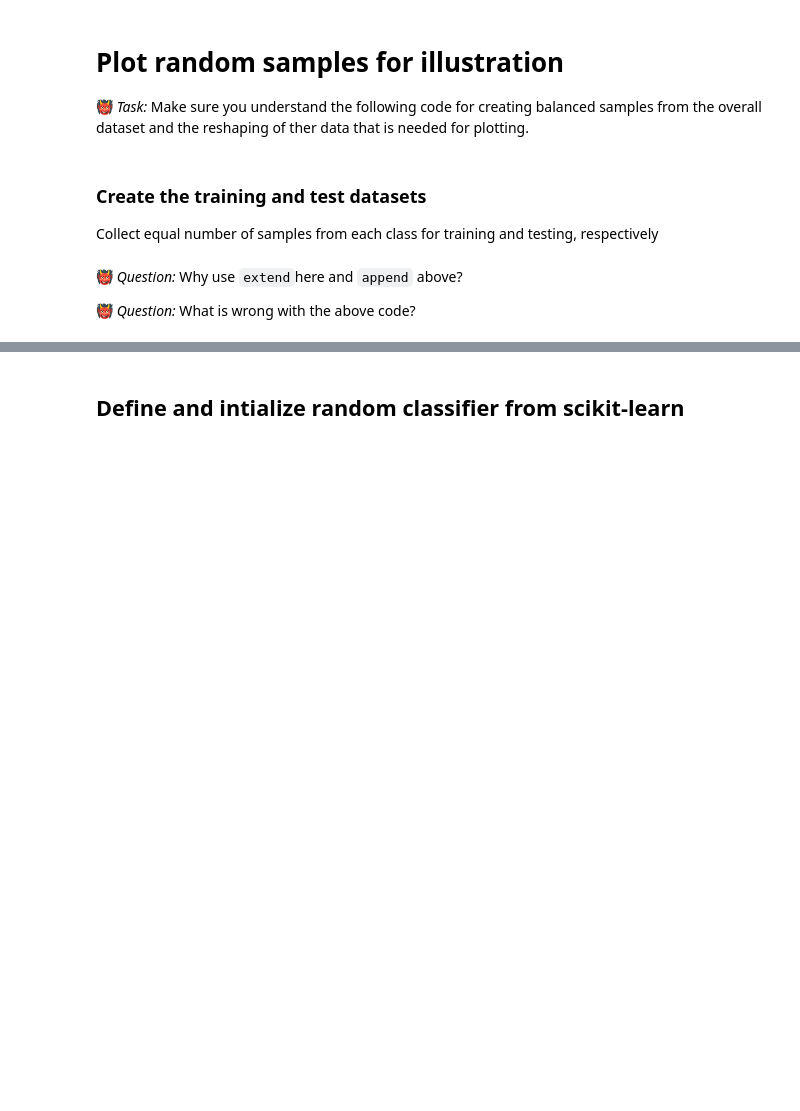
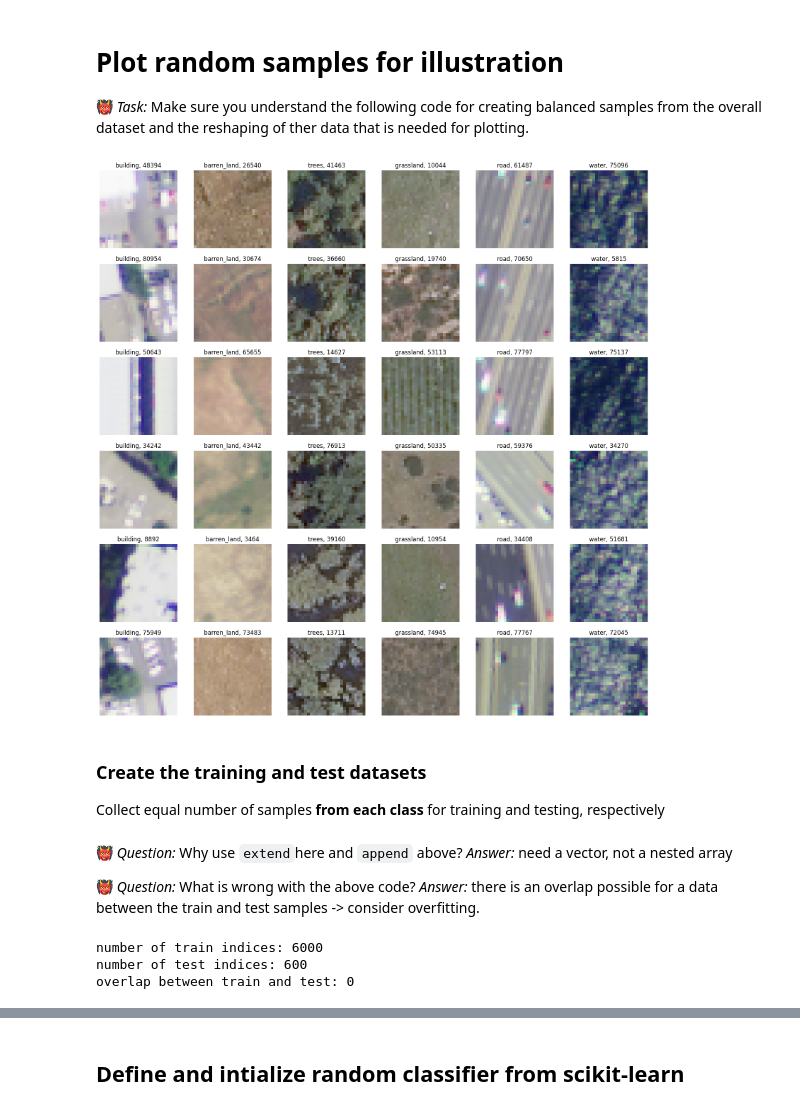
Before and after one commit to Ameisenweg/remote-sensing-lc-db, a Jupyter notebook: Random_forest_classifier_on_remote_sensing_image.ipynb, the cells around one changed output, grey strips where cells are left out. Drawn from its saved outputs; the diff is of its cells as text; code cells hidden in the pictures; blank space fills up the shorter version.

Commit message:
answered all questions and ran clasifier

```diff
--- a/Random_forest_classifier_on_remote_sensing_image.ipynb
+++ b/Random_forest_classifier_on_remote_sensing_image.ipynb
@@ -138,26 +185,28 @@ column_names = labels_df.columns.values
 &#x1F479; _Task:_ Make sure you understand the following code for creating balanced samples from the overall dataset and the reshaping of ther data that is needed for plotting.
 # %%
 num_classes = len(column_names)
-num_samples = 8  # number of rows to plot
+num_samples = 6  # number of rows to plot
 sample_idx = []
 for column in column_names:
     # find all indices of a given class
     class_idx = labels_df[column] == 1
     # randomly select num_samples from this index list - make sure to avoid duplicates
     sample_idx.append(np.random.choice(np.where(class_idx.values)[0], size=num_samples, replace=False).tolist())
 
 fig, ax = plt.subplots(num_samples, num_classes, figsize=(20,20))
 for i in range(num_samples):
     for j in range(num_classes):
         data_index = sample_idx[j][i]
         ax[i,j].set_title(f"{labels[j]}, {data_index}")
         ax[i,j].axis('off')
         data = np.reshape(landcover_df.iloc[data_index].values,(-1,28,28,4))
         ax[i,j].imshow(data[0,...,:3])
 
 plt.show()
+# %% [output]
+[figure, added]
 # %% [markdown]
 ### Create the training and test datasets
 
-Collect equal number of samples from each class for training and testing, respectively
+Collect equal number of samples **from each class** for training and testing, respectively
 # %%
@@ -175,7 +224,32 @@ print(f'number of train indices: {len(train_idx)}, number of test indices: {len(
 # %% [markdown]
-&#x1F479;  _Question:_ Why use `extend`here and `append` above?
+&#x1F479;  _Question:_ Why use `extend`here and `append` above? _Answer:_ need a vector, not a nested array
 
-&#x1F479;  _Question:_ What is wrong with the above code?
+&#x1F479;  _Question:_ What is wrong with the above code? _Answer:_ there is an overlap possible for a data between the train and test samples -> consider overfitting.
+# %%
+# correct the code above:
+
+num_train = 1000
+num_test = 100
+num_all = num_train + num_test
+train_idx = []
+test_idx = []
+for column in column_names:
+    class_idx = labels_df[column] == 1   # find all indices of a given class
+    indices = np.where(class_idx.values)[0] # booleen to numbers
+    selected_idx = np.random.choice(indices, size=num_all, replace=False)
+
+    train_idx.extend(selected_idx[:num_train].tolist())
+    test_idx.extend(selected_idx[num_train:].tolist())
+
+print(f'number of train indices: {len(train_idx)}')
+print(f'number of test indices: {len(test_idx)}')
+
+overlap = set(train_idx).intersection(set(test_idx))
+print(f'overlap between train and test: {len(overlap)}')
+# %% [output]
+number of train indices: 6000
+number of test indices: 600
+overlap between train and test: 0
 # %%
 # Shuffle train and test indices
 train_idx = np.random.permutation(train_idx)
```
Also changed, not shown: parts of 17 cells of this notebook.
